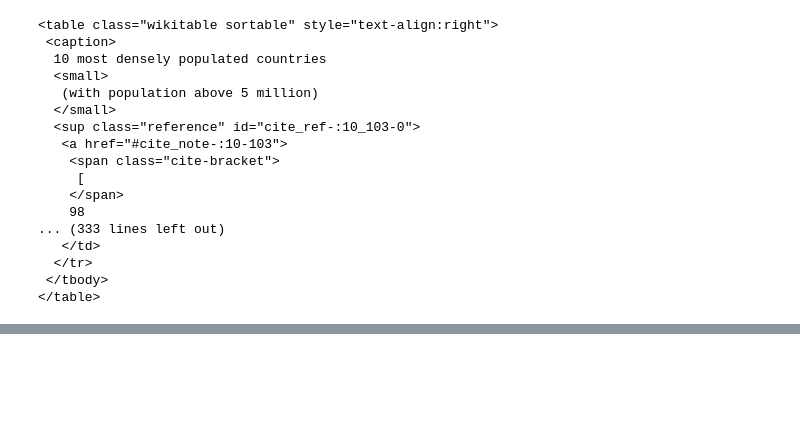
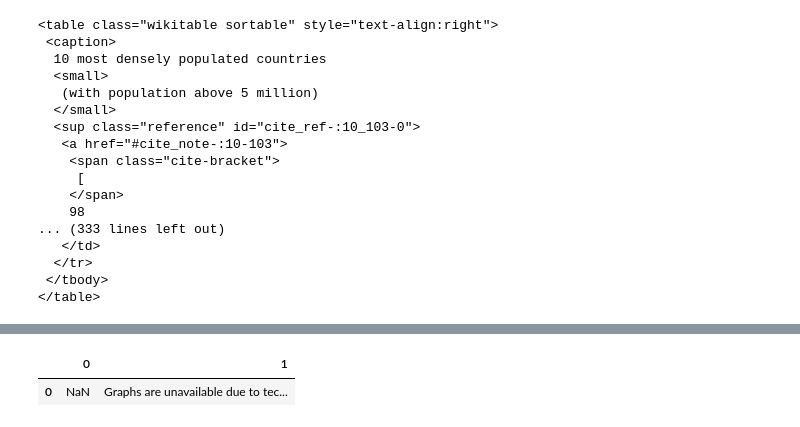
Before and after one commit to alirezaghorbani1983/IBM-DATA-SCIENCE, a Jupyter notebook: python_IBM.ipynb, the cells around one changed output, grey strips where cells are left out. Saved outputs shown, nothing was run; the diff lists cells and outputs as text; code cells hidden in the pictures; blank space fills up the shorter version.

```diff
--- a/python_IBM.ipynb
+++ b/python_IBM.ipynb
@@ -1114,0 +1151,7 @@ print(tables[table_index].prettify())
+# %%
+population_data_read_html = pd.read_html(str(tables[5]), flavor='bs4')[0]
+
+population_data_read_html
+# %% [output]
+|  | 0 | 1 |
+| 0 | NaN | Graphs are unavailable due to tec... |
```
Also changed, not shown: parts of 6 cells of this notebook.
